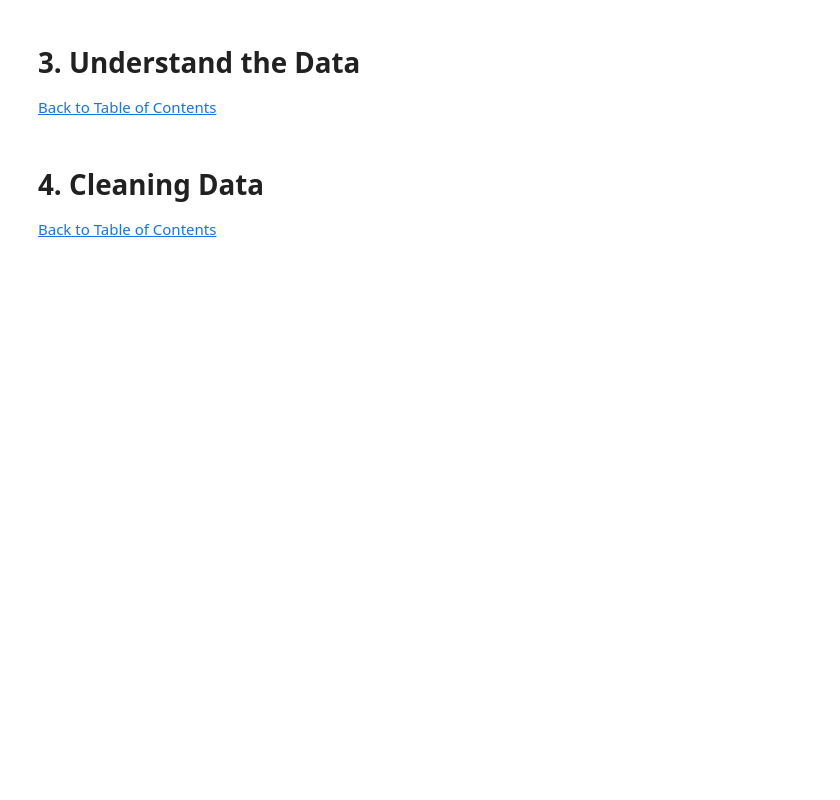
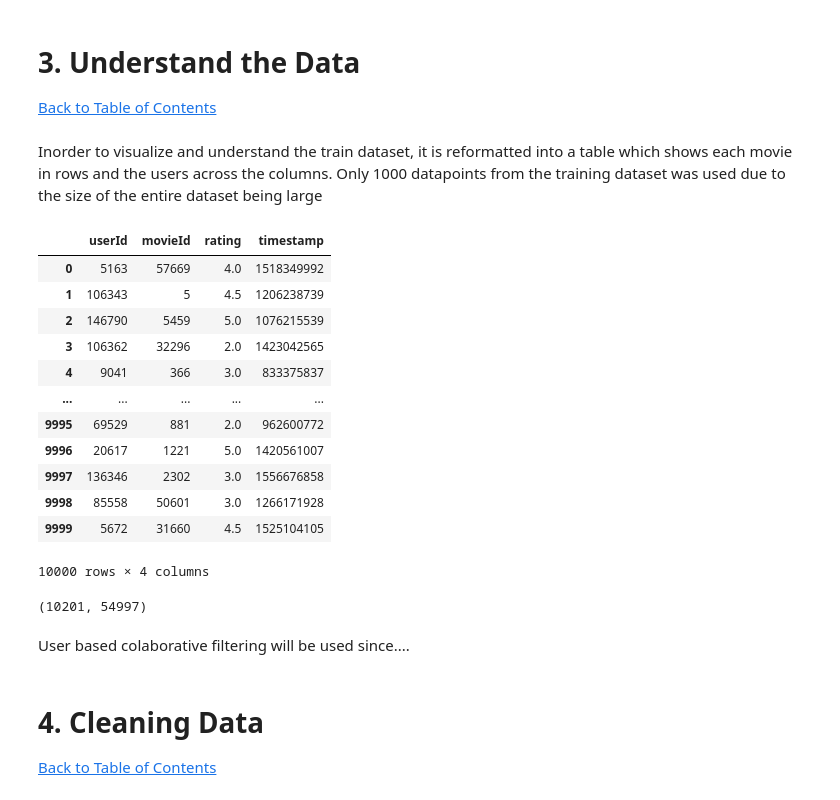
Before and after one commit to RogerA11/Streamlit-Movie-Recommendation-System, a Jupyter notebook: CBB5_Movie Recommendation.ipynb, the cells around one changed output. Saved outputs shown, nothing was run; the diff lists cells and outputs as text; code cells hidden in the pictures; blank space fills up the shorter version.

```diff
--- a/CBB5_Movie Recommendation.ipynb
+++ b/CBB5_Movie Recommendation.ipynb
@@ -101,3 +155,21 @@ Providing an accurate and robust solution to this challenge has immense economic
 
 <a class="anchor" id="1.1"></a>
 <a href=#cont>Back to Table of Contents</a>
+# %% [markdown]
+Inorder to visualize and understand the train dataset, it is reformatted into a table which shows each movie in rows and the users across the columns. Only 1000 datapoints from the training dataset was used due to the size of the entire dataset being large
+# %%
+df_train[0:10000]
+# %% [output]
+|  | userId | movieId | rating | timestamp |
+| 0 | 5163 | 57669 | 4.0 | 1518349992 |
+| 1 | 106343 | 5 | 4.5 | 1206238739 |
+| 2 | 146790 | 5459 | 5.0 | 1076215539 |
+| 3 | 106362 | 32296 | 2.0 | 1423042565 |
+| 4 | 9041 | 366 | 3.0 | 833375837 |
+| ... | ... | ... | ... | ... |
+| 9995 | 69529 | 881 | 2.0 | 962600772 |
+| 9996 | 20617 | 1221 | 5.0 | 1420561007 |
+| 9997 | 136346 | 2302 | 3.0 | 1556676858 |
+| 9998 | 85558 | 50601 | 3.0 | 1266171928 |
+| 9999 | 5672 | 31660 | 4.5 | 1525104105 |
+10000 rows × 4 columns
@@ -104,3 +182,9 @@ Providing an accurate and robust solution to this challenge has immense economic
+# %%
+train_matrix.shape
+# %% [output]
+(10201, 54997)
+# %% [markdown]
+User based colaborative filtering will be used since....
 # %% [markdown]
 <a id="four"></a>
 # 4. Cleaning Data
```
Also changed, not shown: parts of 20 cells of this notebook.
